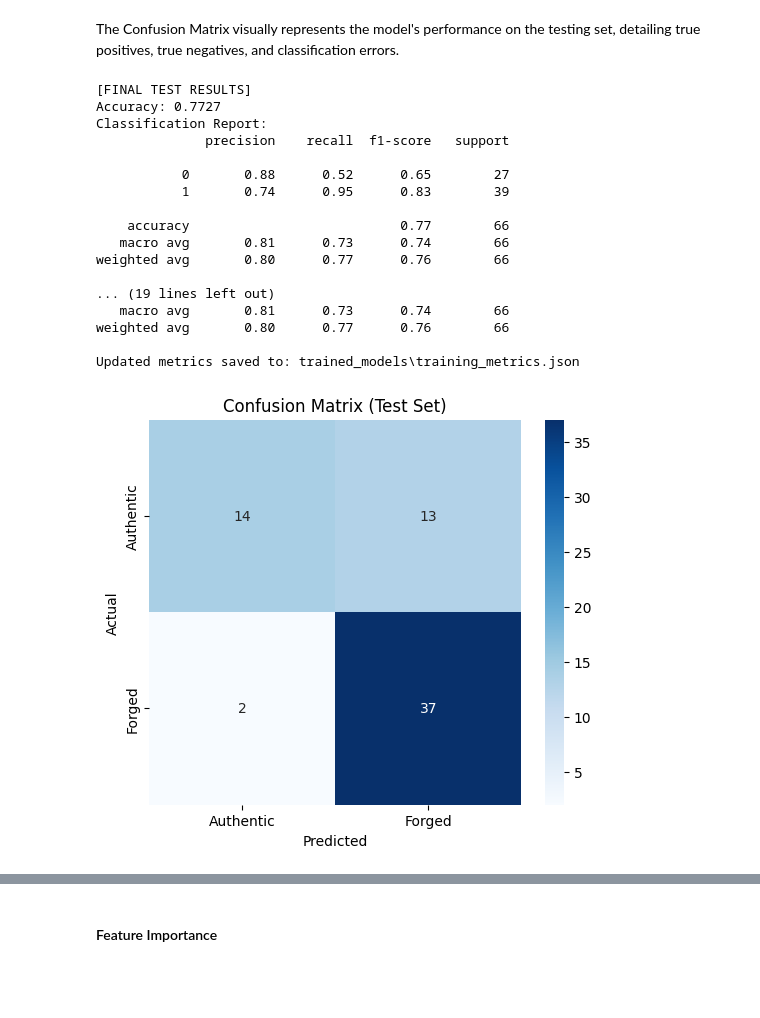
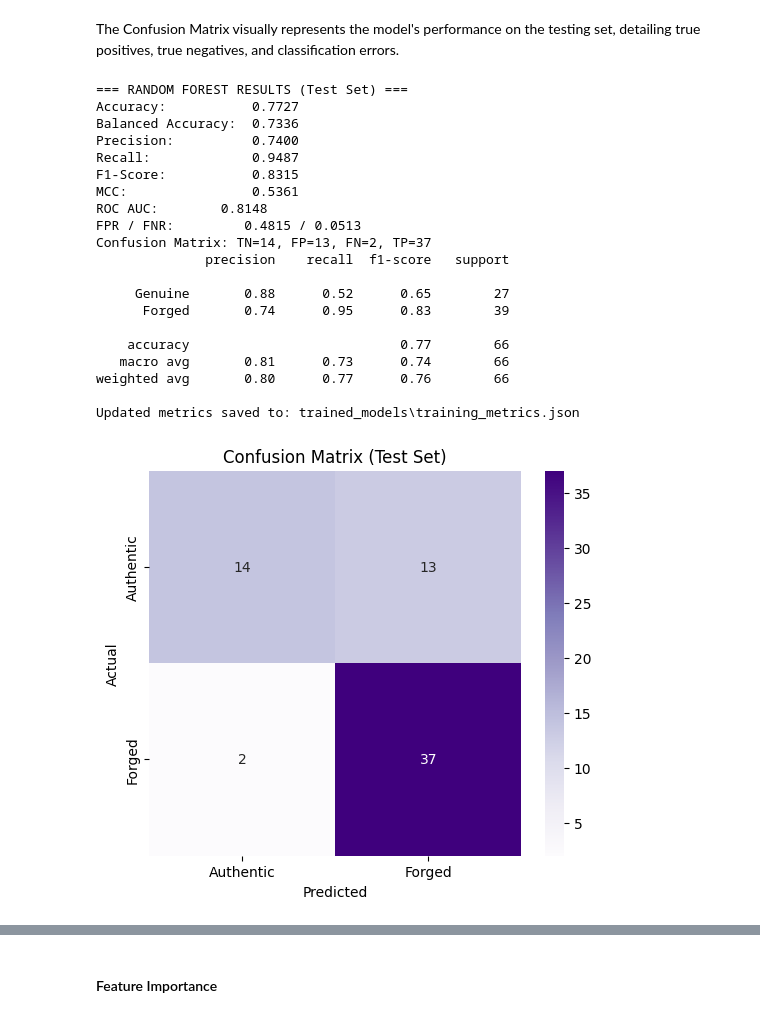
Before and after one commit to hylim12/ai-document-authentication-system, a Jupyter notebook: ml_model_training.ipynb, the cells around one changed output, grey strips where cells are left out. Cells and saved outputs as stored; diff of their text form; code cells hidden in the pictures; blank space fills up the shorter version.

```diff
--- a/ml_model_training.ipynb
+++ b/ml_model_training.ipynb
@@ -366,18 +402,7 @@ The Confusion Matrix visually represents the model's performance on the testing
 from sklearn.metrics import confusion_matrix
 
 test_pred = model.predict(X_test)
-
 test_acc = accuracy_score(y_test, test_pred)
-
-print("[FINAL TEST RESULTS]")
-print(f"Accuracy: {test_acc:.4f}")
-
-print("Classification Report:")
-print(classification_report(y_test, test_pred))
-
-cm = confusion_matrix(y_test, test_pred)
-print("Confusion Matrix:")
-print(cm)
 
 _, testing_metrics = evaluate_classifier(model, X_test, y_test, dataset_name="Test Set")
 
@@ -386,35 +411,40 @@ with open(metrics_path, "w", encoding="utf-8") as f:
 
 print(f"Updated metrics saved to: {metrics_path}")
 # %% [output]
-[FINAL TEST RESULTS]
-Accuracy: 0.7727
-Classification Report:
+=== RANDOM FOREST RESULTS (Test Set) ===
+Accuracy:           0.7727
+Balanced Accuracy:  0.7336
+Precision:          0.7400
+Recall:             0.9487
+F1-Score:           0.8315
+MCC:                0.5361
+ROC AUC:        0.8148
+FPR / FNR:         0.4815 / 0.0513
+Confusion Matrix: TN=14, FP=13, FN=2, TP=37
               precision    recall  f1-score   support
 
-           0       0.88      0.52      0.65        27
-           1       0.74      0.95      0.83        39
+     Genuine       0.88      0.52      0.65        27
+      Forged       0.74      0.95      0.83        39
 
     accuracy                           0.77        66
    macro avg       0.81      0.73      0.74        66
 weighted avg       0.80      0.77      0.76        66
 
-... (19 lines left out)
-   macro avg       0.81      0.73      0.74        66
-weighted avg       0.80      0.77      0.76        66
-
 Updated metrics saved to: trained_models\training_metrics.json
 # %%
 import matplotlib.pyplot as plt
 import seaborn as sns
 
+cm = confusion_matrix(y_test, test_pred)
+
 plt.figure(figsize=(6, 5))
-sns.heatmap(cm, annot=True, fmt="d", cmap="Blues",
+sns.heatmap(cm, annot=True, fmt="d", cmap="Purples",
             xticklabels=["Authentic", "Forged"],
             yticklabels=["Authentic", "Forged"])
 
 plt.xlabel("Predicted")
 plt.ylabel("Actual")
 plt.title("Confusion Matrix (Test Set)")
 plt.show()
 # %% [output]
-[figure, old version]
+[figure, new version]
```
Also changed, not shown: parts of 15 cells of this notebook.
